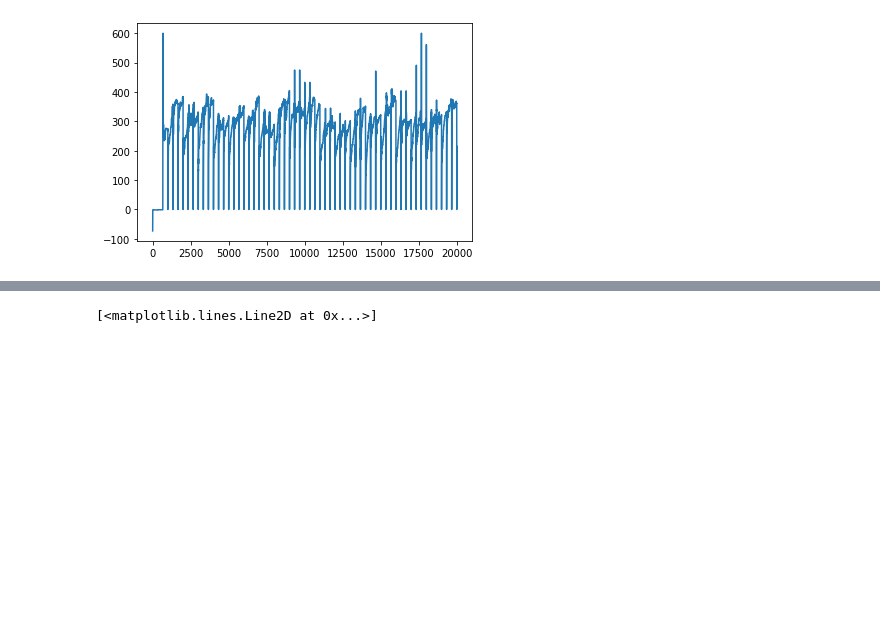
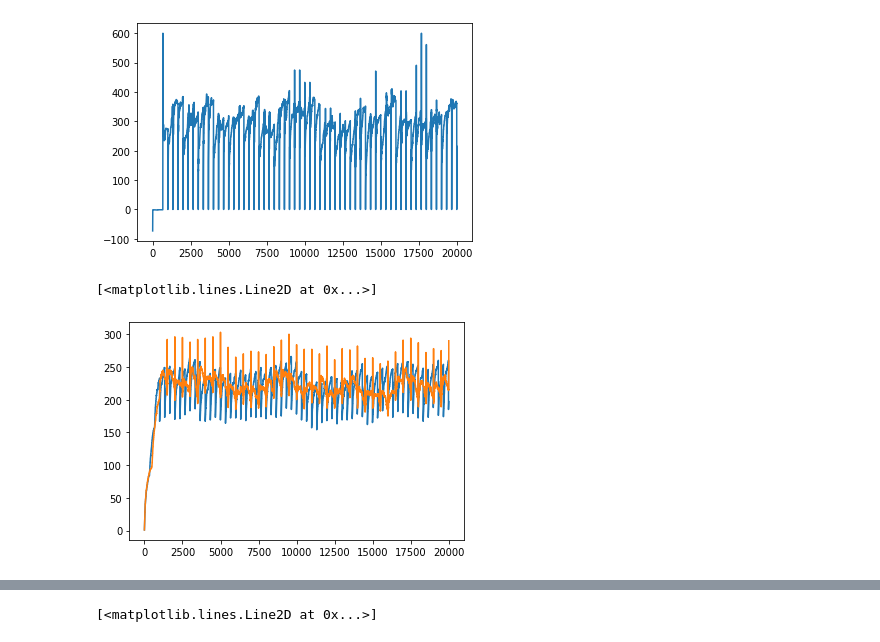
Before and after one commit to jlumbroso/affirmative-sampling-sandbox, a Jupyter notebook: WindowedSandbox3.ipynb, the cells around one changed output, grey strips where cells are left out. Cells and saved outputs as stored; diff of their text form; code cells hidden in the pictures; blank space fills up the shorter version.

```diff
--- a/WindowedSandbox3.ipynb
+++ b/WindowedSandbox3.ipynb
@@ -188,3 +188,23 @@ plt.plot(list(map(lambda y: y if y < cap else cap, waf_v4_windowed_cardinality_e
 # %% [output]
 [<matplotlib.lines.Line2D at 0x...>]
 [figure]
+# %%
+waf_v4b = windowed.WindowedV4BAffSample()
+
+waf_v4b_windowed_sample_size = []
+waf_v4b_windowed_cardinality = []
+waf_v4b_windowed_cardinality_est = []
+
+tokens = mobydick_tokens[:20000]
+
+for timestamp, token in enumerate(tokens):
+    waf_v4b.process(token)
+    waf_v4b_windowed_sample_size.append(waf_v4b.size)
+    waf_v4b_windowed_cardinality.append(len(set(tokens[max(0, timestamp - waf_v4b.w):timestamp])))
+    waf_v4b_windowed_cardinality_est.append(waf_v4b.cardinality_estimate)
+# %%
+plt.plot(waf_v4_windowed_sample_size)
+plt.plot(waf_v4b_windowed_sample_size)
+# %% [output]
+[<matplotlib.lines.Line2D at 0x...>]
+[figure, added]
```
Also changed, not shown: parts of 11 cells of this notebook, 1 other file.
